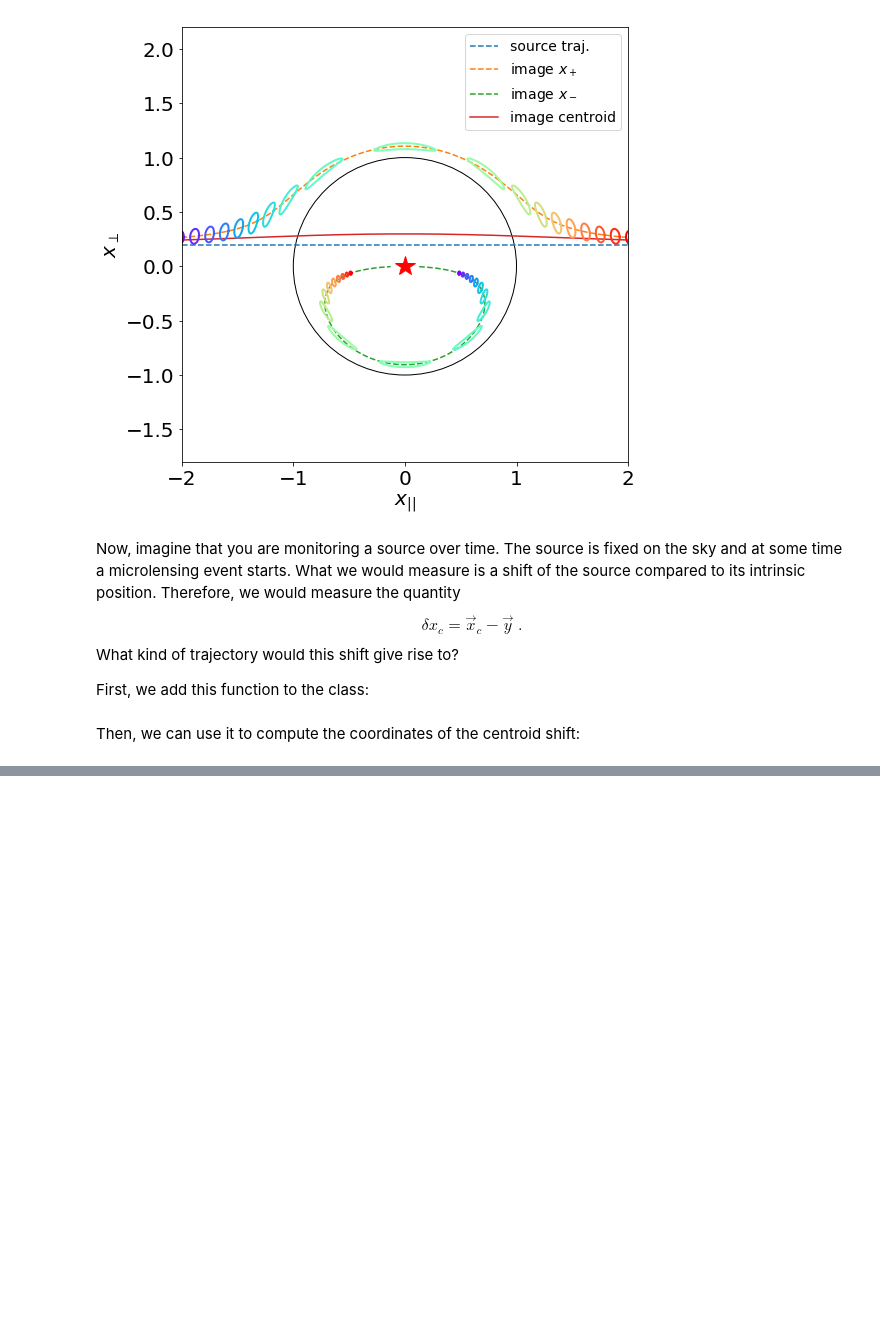
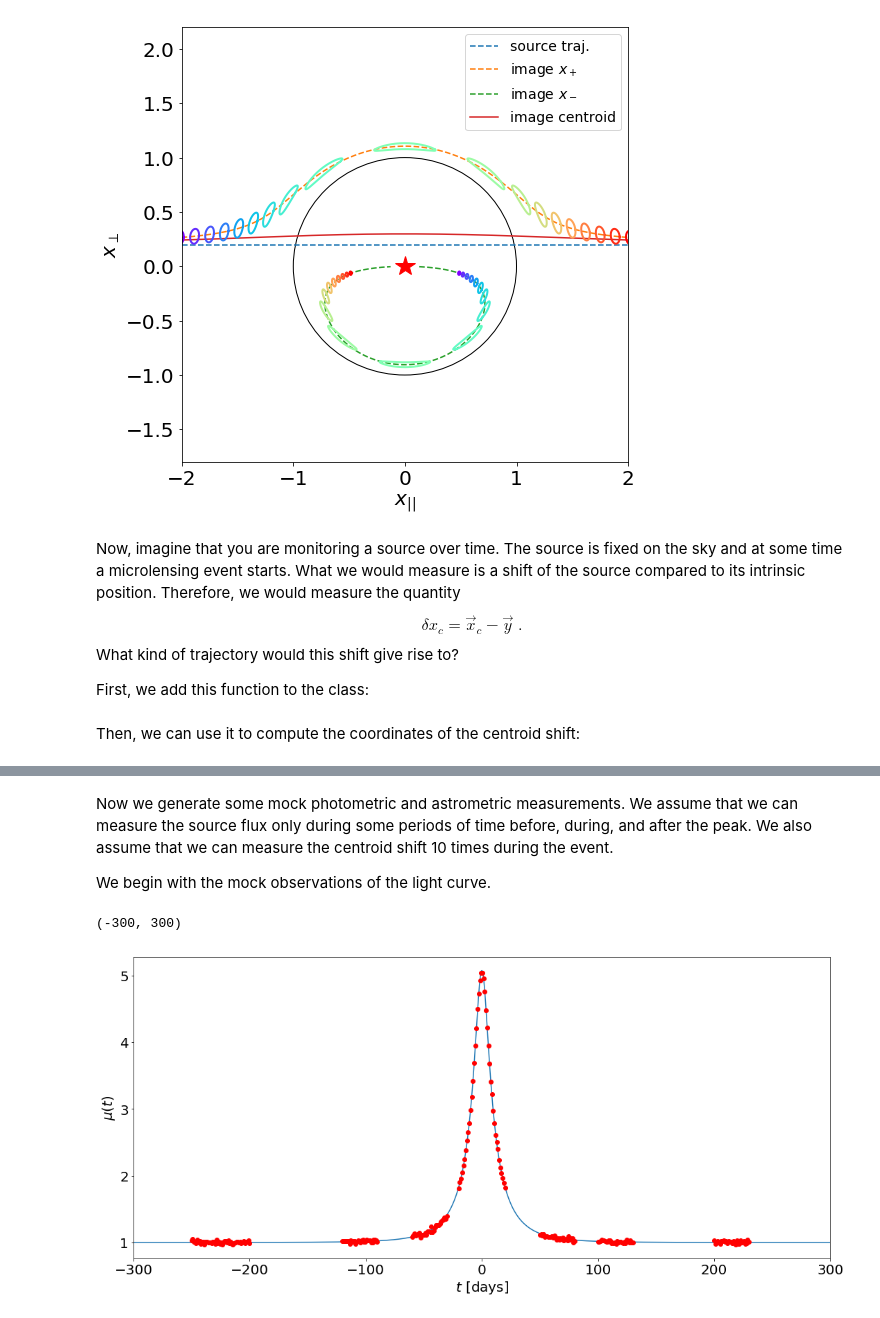
Before and after one commit to maxmen/LensingLectures, a Jupyter notebook: Notebooks/12_2018.ipynb, the cells around one changed output, grey strips where cells are left out. Cells and saved outputs as stored; diff of their text form; code cells hidden in the pictures; blank space fills up the shorter version.

```diff
--- a/Notebooks/12_2018.ipynb
+++ b/Notebooks/12_2018.ipynb
@@ -272,0 +301,27 @@ ax.plot([0.0],[0.0],'*',markersize=20,color='red')
+# %% [markdown]
+Now we generate some mock photometric and astrometric measurements. We assume that we can measure the source flux only during some periods of time before, during, and after the peak. We also assume that we can measure the centroid shift 10 times during the event.
+
+We begin with the mock observations of the light curve.
+# %%
+t_sample=np.linspace(-250,-200,50)
+t_sample=np.concatenate((t_sample,np.linspace(-120,-90,30)),axis=0)
+t_sample=np.concatenate((t_sample,np.linspace(-60,-30,30)),axis=0)
+t_sample=np.concatenate((t_sample,np.linspace(-20,20,40)),axis=0)
+t_sample=np.concatenate((t_sample,np.linspace(50,80,30)),axis=0)
+t_sample=np.concatenate((t_sample,np.linspace(100,130,30)),axis=0)
+t_sample=np.concatenate((t_sample,np.linspace(200,230,30)),axis=0)
+
+mu_sample=pl.mup(t_sample)-pl.mum(t_sample)+(np.random.randn(len(t_sample))*0.02)
+emu_sample=mu_sample*0.05
+
+fig,ax=plt.subplots(1,1,figsize=(18,8))
+ax.plot(t,mu,'-')
+ax.plot(t_sample,mu_sample,'o',color='red')
+ax.xaxis.set_tick_params(labelsize=20)
+ax.yaxis.set_tick_params(labelsize=20)
+ax.set_xlabel(r'$t$ [days]',fontsize=20)
+ax.set_ylabel(r'$\mu(t)$',fontsize=20)
+ax.set_xlim([-300,300])
+# %% [output]
+(-300, 300)
+[figure, added]
```
Also changed, not shown: parts of 13 cells of this notebook, 10 other files.
